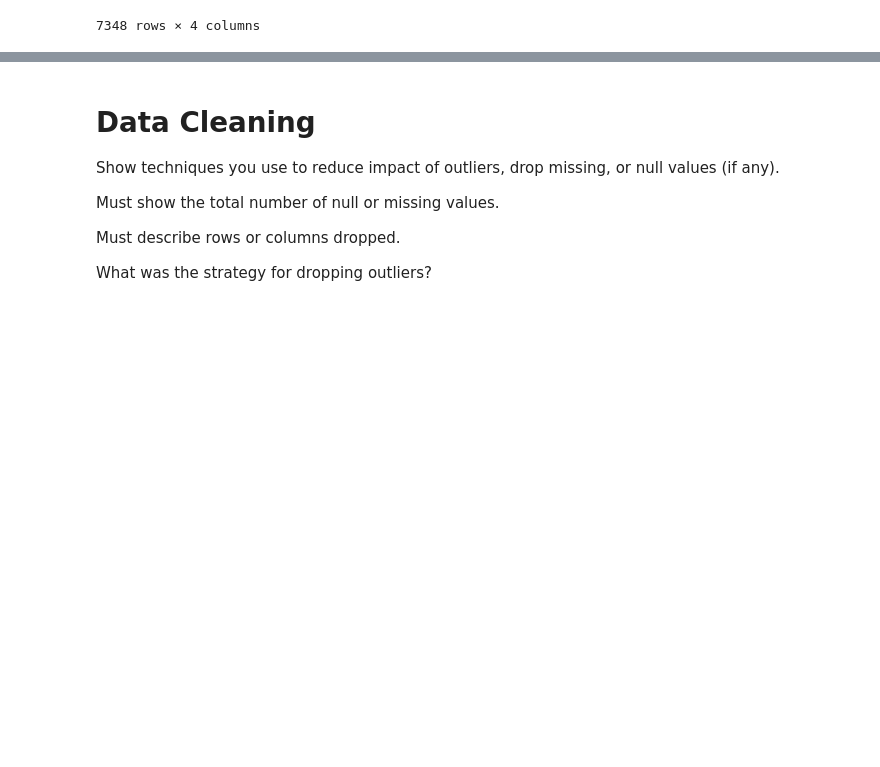
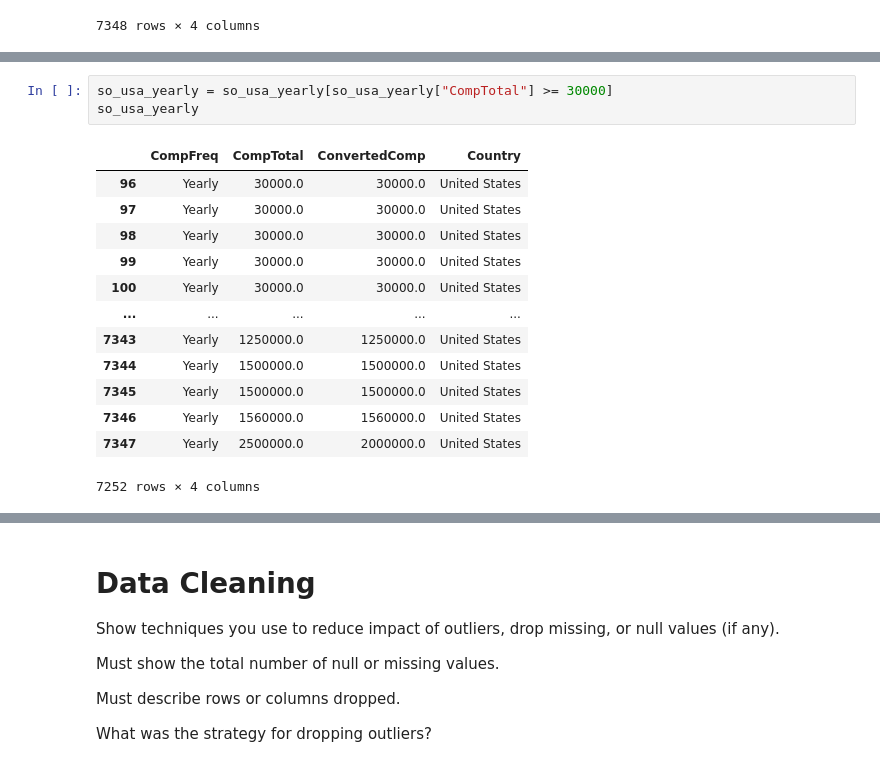
Before and after one commit to prabinspkt/h1b-swe, a Jupyter notebook: Prabin_Sapkota_Miniproject.ipynb, the cells around one changed output, grey strips where cells are left out. Saved outputs shown, nothing was run; the diff lists cells and outputs as text; blank space fills up the shorter version.

```diff
--- a/Prabin_Sapkota_Miniproject.ipynb
+++ b/Prabin_Sapkota_Miniproject.ipynb
@@ -123,0 +158,17 @@ so_usa_yearly
+# %%
+so_usa_yearly = so_usa_yearly[so_usa_yearly["CompTotal"] >= 30000]
+so_usa_yearly
+# %% [output]
+|  | CompFreq | CompTotal | ConvertedComp | Country |
+| 96 | Yearly | 30000.0 | 30000.0 | United States |
+| 97 | Yearly | 30000.0 | 30000.0 | United States |
+| 98 | Yearly | 30000.0 | 30000.0 | United States |
+| 99 | Yearly | 30000.0 | 30000.0 | United States |
+| 100 | Yearly | 30000.0 | 30000.0 | United States |
+| ... | ... | ... | ... | ... |
+| 7343 | Yearly | 1250000.0 | 1250000.0 | United States |
+| 7344 | Yearly | 1500000.0 | 1500000.0 | United States |
+| 7345 | Yearly | 1500000.0 | 1500000.0 | United States |
+| 7346 | Yearly | 1560000.0 | 1560000.0 | United States |
+| 7347 | Yearly | 2500000.0 | 2000000.0 | United States |
+7252 rows × 4 columns
```
Also changed, not shown: parts of 12 cells of this notebook.
